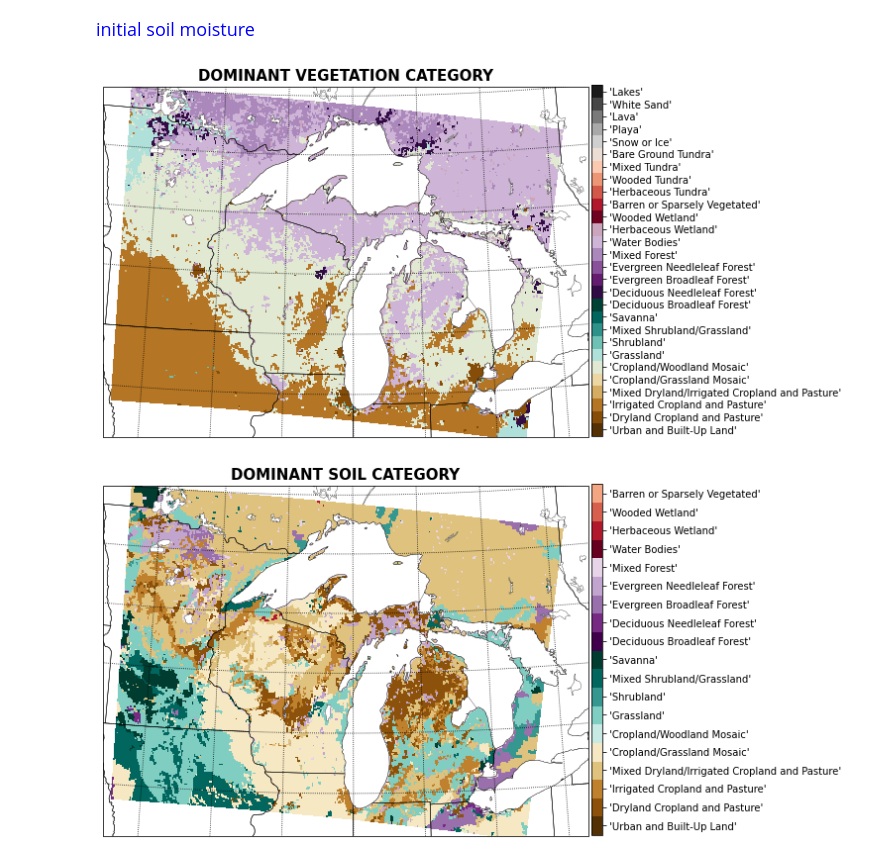
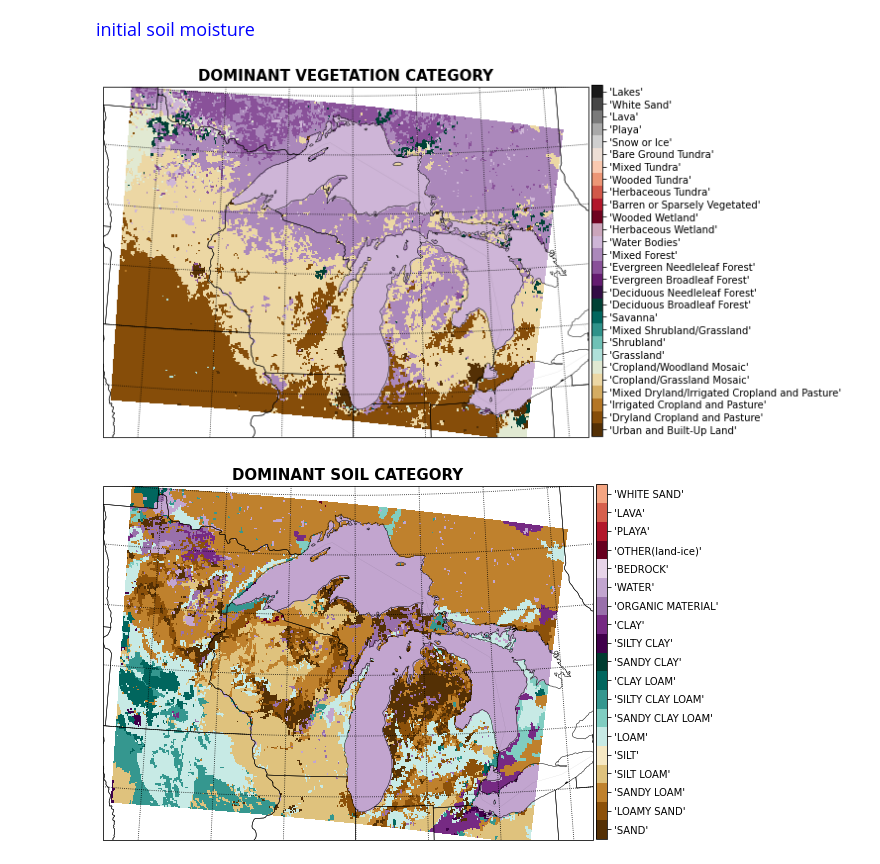
Before and after one commit to Diane1306/ERA5_PRISM, a Jupyter notebook: Soil_Moisture.ipynb, the cells around one changed output. Drawn from its saved outputs; the diff is of its cells as text; code cells hidden in the pictures.

```diff
--- a/Soil_Moisture.ipynb
+++ b/Soil_Moisture.ipynb
@@ -271,7 +271,6 @@ ax.set_extent(extent)
 ax.add_feature(cartopy.feature.BORDERS, lw=.1, linestyle=':')
 ax.add_feature(cartopy.feature.COASTLINE, lw=.1, linestyle=':')
 ax.add_feature(cartopy.feature.STATES.with_scale('10m'), lw=.5)
-ax.add_feature(cartopy.feature.LAKES, edgecolor='black', facecolor='white', lw=.3)
 ax.gridlines(color="black", linestyle="dotted", lw=.1)
 
 cmap_name = '28color'
@@ -279,7 +278,7 @@ colors= ['#543005','#8c510a','#bf812d','#dfc27d','#f6e8c3','#c7eae5','#80cdc1','
         '#40004b','#762a83','#9970ab','#c2a5cf','#e7d4e8','#67001f','#b2182b','#d6604d','#f4a582','#fddbc7',
         '#e0e0e0','#bababa','#878787','#4d4d4d','#1a1a1a']
 cmap = LinearSegmentedColormap.from_list(cmap_name, colors, N=28)
-levels = MaxNLocator(nbins=28).tick_values(0, 28)
+levels = MaxNLocator(nbins=28).tick_values(1, 29)
 norm = BoundaryNorm(levels, ncolors=cmap.N, clip=True)
 
 pc = plt.pcolormesh(lon, lat, wrfout['IVGTYP'][0,:,:], cmap=cmap, norm=norm, transform=ccrs.PlateCarree())
@@ -287,12 +286,12 @@ plt.title('DOMINANT VEGETATION CATEGORY', fontsize=15, fontweight='bold')
 
 fig.subplots_adjust(bottom=0, top=0.95, left=0.05, right=0.9)
 cb_ax = fig.add_axes([0.905, 0.068, 0.02, 0.82])
-cbar = fig.colorbar(pc, cax=cb_ax, ticks=np.arange(.5, 29))
+cbar = fig.colorbar(pc, cax=cb_ax, ticks=np.arange(1.5, 30))
 cbar.ax.set_yticklabels([veg['type'][i].strip() for i in range(28)])
 
 plt.savefig('./Soil_Moisture/plot/vegetation_category.png')
 # %% [output]
-[figure, old version]
+[figure, new version]
 # %%
 soityp =  pd.read_table('./var/ISLTYP.txt', skiprows=2, delimiter=',')
 soityp = soityp[:19]
@@ -299,30 +300,29 @@ soityp = soityp[:19]
 # %%
 extent = [-96.2, -79.35, 40.7, 49.52]
 fig = plt.figure(figsize=(8, 6))
 ax = plt.axes(projection=ccrs.AlbersEqualArea(np.mean(extent[:2]), np.mean(extent[2:])))
 ax.set_extent(extent)
 ax.add_feature(cartopy.feature.BORDERS, lw=.1, linestyle=':')
 ax.add_feature(cartopy.feature.COASTLINE, lw=.1, linestyle=':')
 ax.add_feature(cartopy.feature.STATES.with_scale('10m'), lw=.5)
-ax.add_feature(cartopy.feature.LAKES, edgecolor='black', facecolor='white', lw=.3)
 ax.gridlines(color="black", linestyle="dotted", lw=.1)
 
 cmap_name = '19color'
 colors= ['#543005','#8c510a','#bf812d','#dfc27d','#f6e8c3','#c7eae5','#80cdc1','#35978f','#01665e','#003c30',
         '#40004b','#762a83','#9970ab','#c2a5cf','#e7d4e8','#67001f','#b2182b','#d6604d','#f4a582']
 cmap = LinearSegmentedColormap.from_list(cmap_name, colors, N=19)
-levels = MaxNLocator(nbins=19).tick_values(0, 19)
+levels = MaxNLocator(nbins=19).tick_values(1, 20)
 norm = BoundaryNorm(levels, ncolors=cmap.N, clip=True)
 
 pc = plt.pcolormesh(lon, lat, wrfout['ISLTYP'][0,:,:], cmap=cmap, norm=norm, transform=ccrs.PlateCarree())
 plt.title('DOMINANT SOIL CATEGORY', fontsize=15, fontweight='bold')
 
 fig.subplots_adjust(bottom=0, top=0.95, left=0.05, right=0.9)
 cb_ax = fig.add_axes([0.905, 0.068, 0.02, 0.82])
-cbar = fig.colorbar(pc, cax=cb_ax, ticks=np.arange(.5, 20))
-cbar.ax.set_yticklabels([veg['type'][i].strip() for i in range(19)])
+cbar = fig.colorbar(pc, cax=cb_ax, ticks=np.arange(1.5, 21))
+cbar.ax.set_yticklabels([soityp['type'][i].strip() for i in range(19)])
 
 plt.savefig('./Soil_Moisture/plot/soil_category.png')
 # %% [output]
-[figure, old version]
+[figure, new version]
 # %%
```
Also changed, not shown: parts of 11 cells of this notebook, 2 other files.
